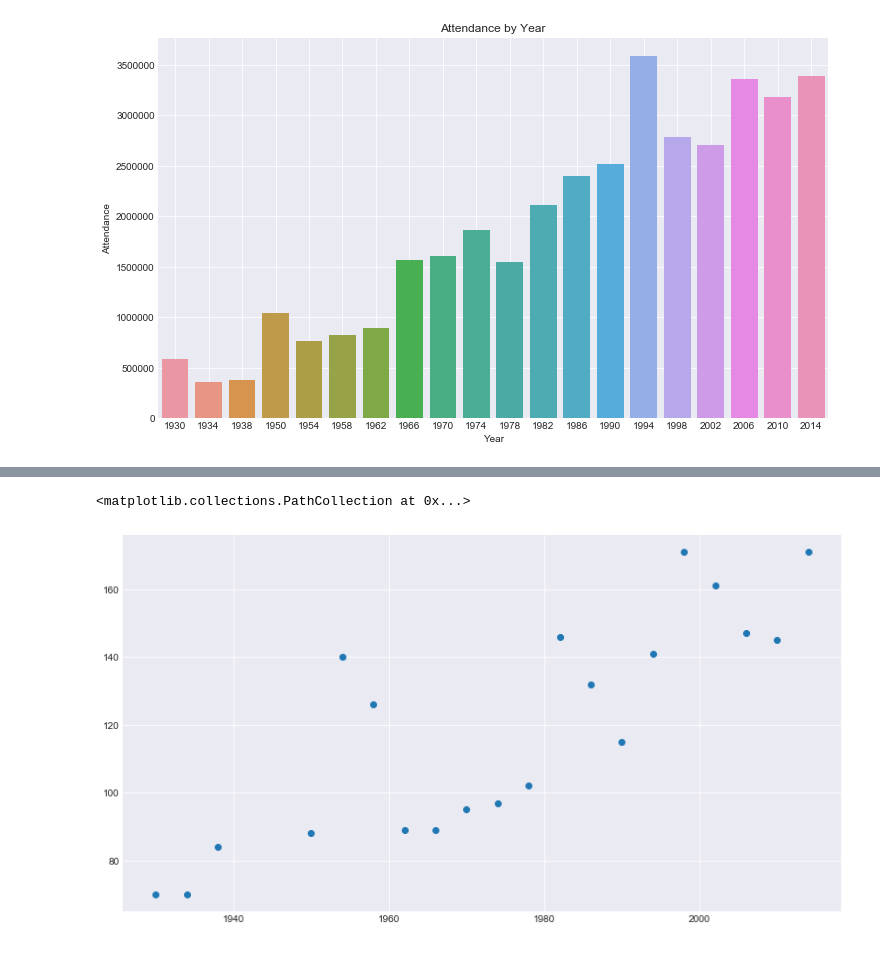
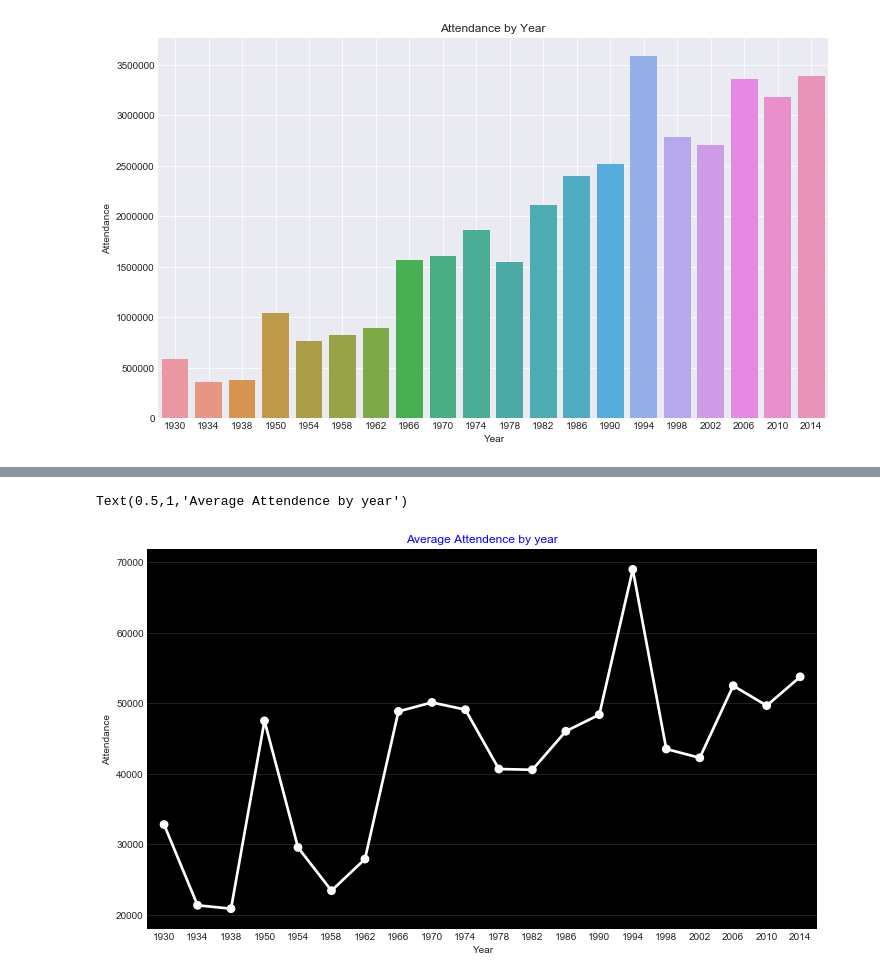
Before and after one commit to innovator-arjun/FIFA-World-Cup-Prediction, a Jupyter notebook: FIFA World Cup Predicition.ipynb, the cells around one changed output, grey strips where cells are left out. Cells and saved outputs as stored; diff of their text form; code cells hidden in the pictures.

```diff
--- a/FIFA World Cup Predicition.ipynb
+++ b/FIFA World Cup Predicition.ipynb
@@ -100,6 +91,11 @@ plt.plot(avg_attendance['Year'],avg_attendance['Attendance'], marker='o', color=
-# %%
-plt.figure(figsize=(13,7))
-plt.scatter("Year","GoalsScored",data=cups_data)
-# %% [output]
-<matplotlib.collections.PathCollection at 0x...>
-[figure, removed]
+# %%
+avg_attendance['Year']=avg_attendance['Year'].astype(int)
+plt.figure(figsize=(12,7))
+plt.grid(True,color="grey",alpha=.3)
+ax = sns.pointplot(avg_attendance["Year"],avg_attendance["Attendance"],color="w")
+ax.set_facecolor("k")
+
+plt.title('Average Attendence by year',color='b')
+# %% [output]
+Text(0.5,1,'Average Attendence by year')
+[figure, added]
```
Also changed, not shown: parts of 4 cells of this notebook.
